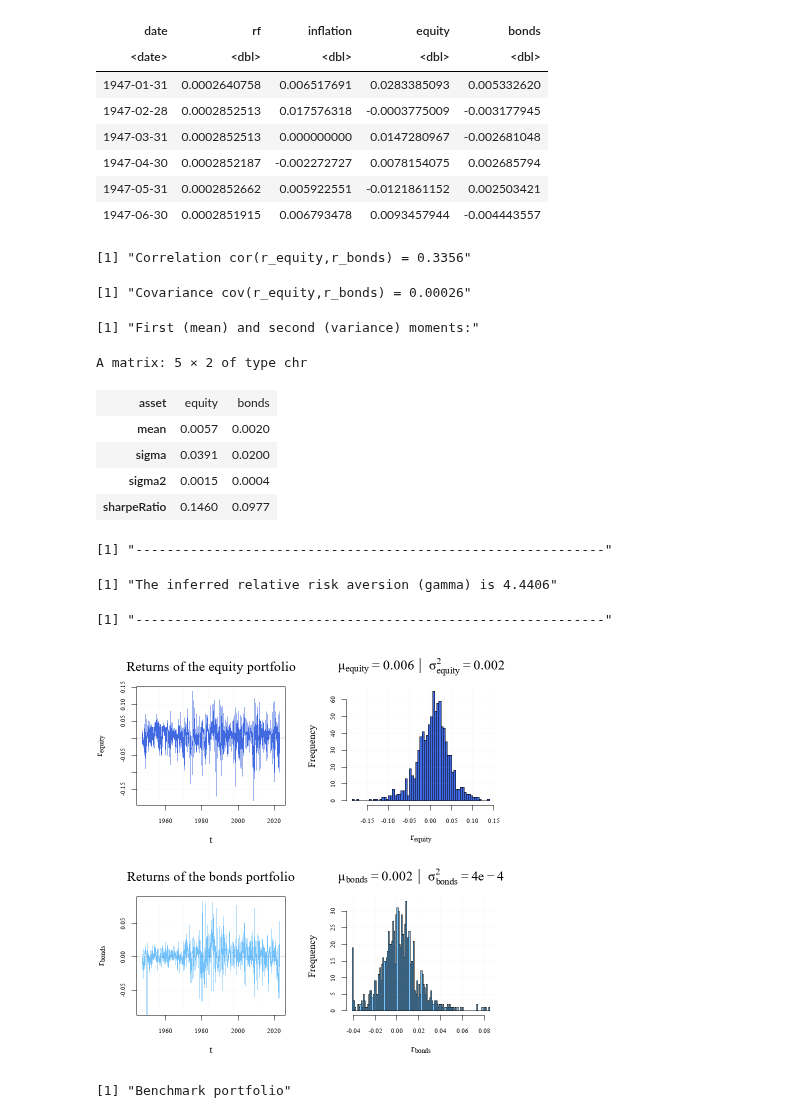
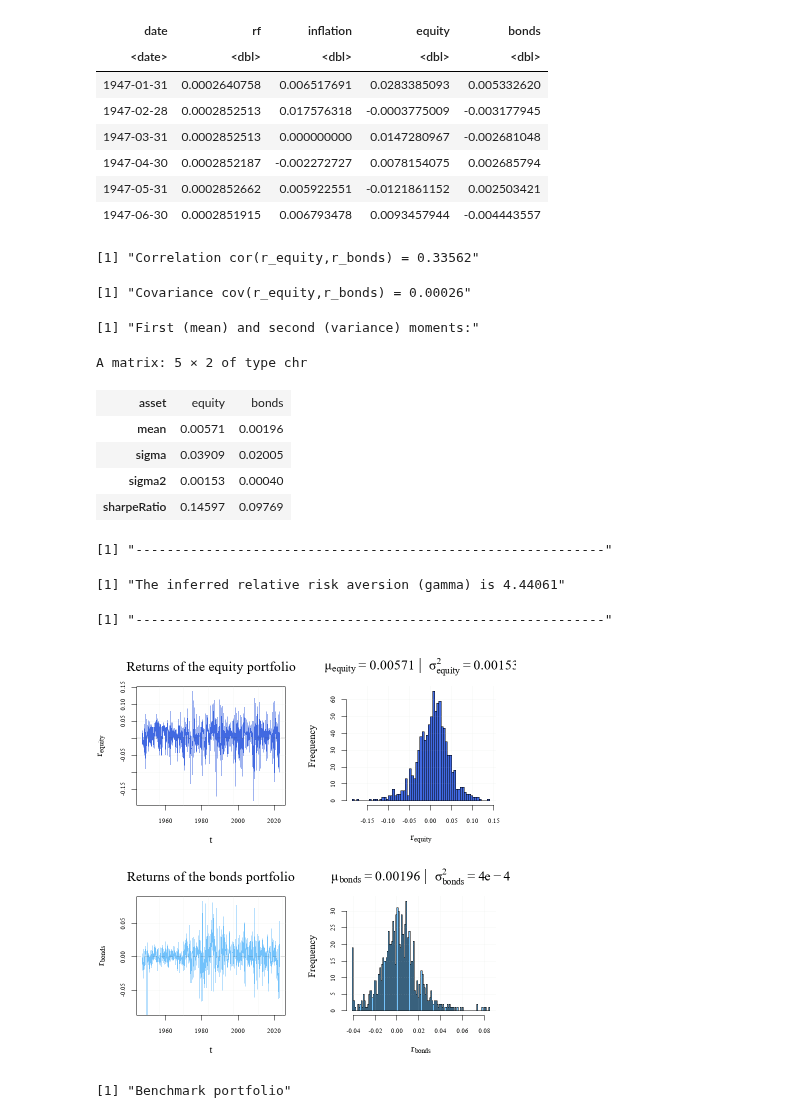
Before and after one commit to S2310053/GRA6560, a Jupyter notebook: main_code.ipynb, the cells around one changed output. Drawn from its saved outputs; the diff is of its cells as text; code cells hidden in the pictures.

```diff
--- a/main_code.ipynb
+++ b/main_code.ipynb
@@ -117,13 +117,13 @@ sharpeRatioBonds  <- muRealBonds  / sdRealBonds
 # Print table of moments
 moments2Assets <- data.frame(
     asset       = c("equity", "bonds"),
-    mean        = round(c(muRealEquity, muRealBonds), 4),
-    sigma       = round(c(sdRealEquity, sdRealBonds), 4),
-    sigma2      = round(c(varRealEquity, varRealBonds), 4),
-    sharpeRatio = round(c(sharpeRatioEquity, sharpeRatioBonds), 4)
+    mean        = round(c(muRealEquity, muRealBonds), 5),
+    sigma       = round(c(sdRealEquity, sdRealBonds), 5),
+    sigma2      = round(c(varRealEquity, varRealBonds), 5),
+    sharpeRatio = round(c(sharpeRatioEquity, sharpeRatioBonds), 5)
 )
 
-paste("Correlation cor(r_equity,r_bonds) =", round(corEquityBonds, 4))
+paste("Correlation cor(r_equity,r_bonds) =", round(corEquityBonds, 5))
 paste("Covariance cov(r_equity,r_bonds) =", round(covarEquityBonds, 5))
 paste("First (mean) and second (variance) moments:")
 t(moments2Assets)
@@ -136,7 +136,7 @@ denominator  <- weightEquity * (varRealEquity + varRealBonds - 2*covarEquityBond
                 (varRealBonds - covarEquityBonds)
 gamma        <- numerator / denominator
 
-paste("The inferred relative risk aversion (gamma) is", round(gamma, 4))
+paste("The inferred relative risk aversion (gamma) is", round(gamma, 5))
 paste("------------------------------------------------------------")
 
 # Plot real return distributions
@@ -149,8 +149,8 @@ par(mfrow = c(2,2), family = "Times New Roman")
 
 # Equity: time series
 t1 <- "Returns of the equity portfolio"
-t2 <- TeX(paste("$\\mu_{equity} = ", round(muRealEquity, 3),
-                "\\;|\\; \\sigma^2_{equity} = ", round(varRealEquity, 3), "$"))
+t2 <- TeX(paste("$\\mu_{equity} = ", round(muRealEquity, 5),
+                "\\;|\\; \\sigma^2_{equity} = ", round(varRealEquity, 5), "$"))
 x1 <- TeX("$t$")
 y1 <- TeX("$r_{equity}$")
 plot(date, rRealEquity, type = "l", main = t1, xlab = x1, ylab = y1,
@@ -169,43 +169,43 @@ grid(col = adjustcolor("gray70", alpha.f = 0.2), lwd = 1)
 
 # Bonds: time series
 t1 <- "Returns of the bonds portfolio"
-t2 <- TeX(paste("$\\mu_{bonds} = ", round(muRealBonds, 3),
-                "\\;|\\; \\sigma^2_{bonds} = ", round(varRealBonds, 4), "$"))
+t2 <- TeX(paste("$\\mu_{bonds} = ", round(muRealBonds, 5),
+                "\\;|\\; \\sigma^2_{bonds} = ", round(varRealBonds, 5), "$"))
 x1 <- TeX("$t$")
 y1 <- TeX("$r_{bonds}$")
 
 # truncate outliers (cleaner plot)
 qL      <- quantile(rRealBonds, 0.02)
 returns <- ifelse(rRealBonds > qL, rRealBonds, qL)
 
 plot(date, rRealBonds, type = "l", main = t1, xlab = x1, ylab = y1,
      ylim = c(quantile(rRealBonds, 0.001), max(rRealBonds)),
      lwd = 1, col = colBonds,
      cex.main=2,
      cex.lab = 1.5)
 grid(col = adjustcolor("gray70", alpha.f = 0.2), lwd = 1)
 abline(h = 0, col = colAbline, lwd = 2, lty = 2)
 
 # Bonds: histogram
 hist(returns, breaks = 100, freq = TRUE, main = t2, xlab = TeX("$r_{bonds}$"),
      col = colBonds,
      cex.main=2,
      cex.lab = 1.5)
 grid(col = adjustcolor("gray70", alpha.f = 0.2), lwd = 1)
 # %% [output]
-[1] "Correlation cor(r_equity,r_bonds) = 0.3356"
+[1] "Correlation cor(r_equity,r_bonds) = 0.33562"
 [1] "Covariance cov(r_equity,r_bonds) = 0.00026"
 [1] "First (mean) and second (variance) moments:"
 A matrix: 5 × 2 of type chr
 | asset | equity | bonds |
-| mean | 0.0057 | 0.0020 |
-| sigma | 0.0391 | 0.0200 |
-| sigma2 | 0.0015 | 0.0004 |
-| sharpeRatio | 0.1460 | 0.0977 |
+| mean | 0.00571 | 0.00196 |
+| sigma | 0.03909 | 0.02005 |
+| sigma2 | 0.00153 | 0.00040 |
+| sharpeRatio | 0.14597 | 0.09769 |
 [1] "------------------------------------------------------------"
-[1] "The inferred relative risk aversion (gamma) is 4.4406"
+[1] "The inferred relative risk aversion (gamma) is 4.44061"
 [1] "------------------------------------------------------------"
-[figure, old version]
+[figure, new version]
 # %%
 ##
 # 2.2 This Analyzes improvement in certainty equivalent if investing in rf
```
Also changed, not shown: parts of 7 cells of this notebook.
